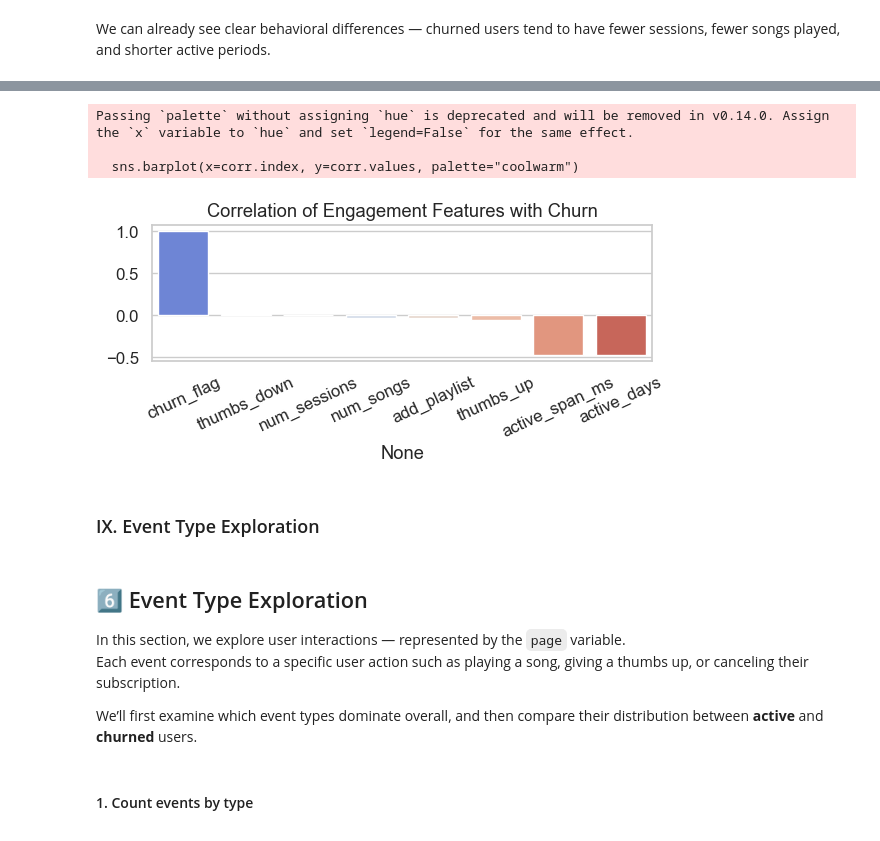
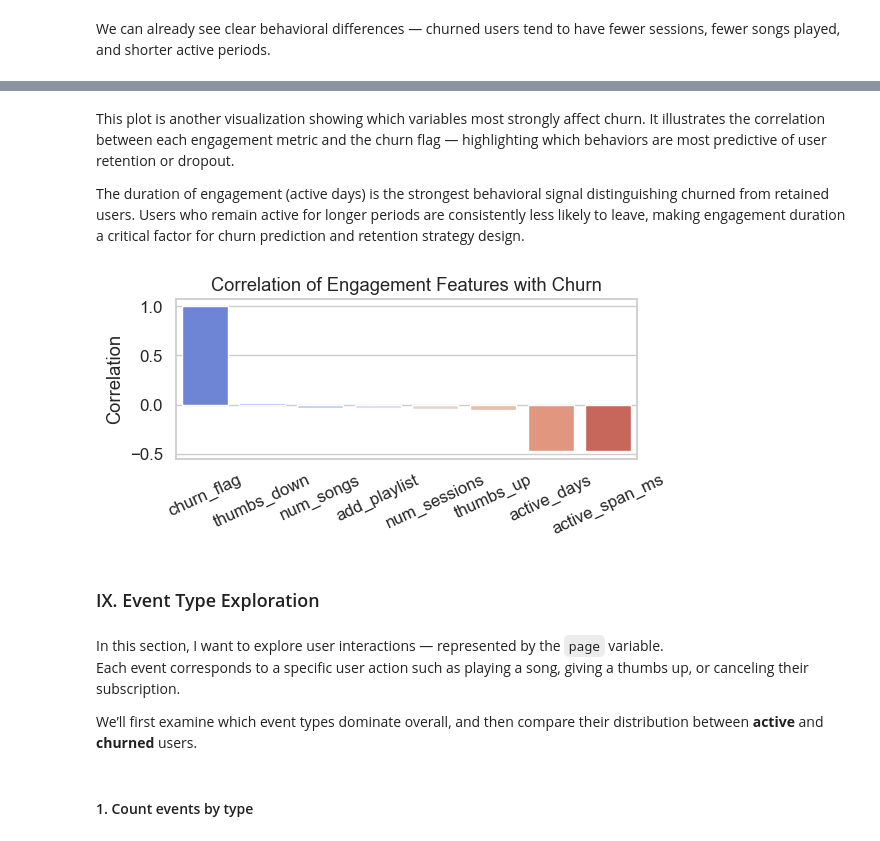
Before and after one commit to ZlataSparrow/Churn_Risk_Classification, a Jupyter notebook: notebook/02_EDA.ipynb, the cells around one changed output, grey strips where cells are left out. Saved outputs shown, nothing was run; the diff lists cells and outputs as text; code cells hidden in the pictures.

```diff
--- a/notebook/02_EDA.ipynb
+++ b/notebook/02_EDA.ipynb
@@ -934,25 +937,3 @@ plt.show()
 [figure]
 # %% [markdown]
 We can already see clear behavioral differences — churned users tend to have fewer sessions, fewer songs played, and shorter active periods.
-# %%
-
-sns.set(style="whitegrid", font_scale=1.1)
-plt.figure(figsize=(10,6))
-
-melted = engagement_pdf.melt(
-    id_vars="churn_flag",
-    value_vars=["num_sessions", "num_songs", "thumbs_up", "thumbs_down", "add_playlist", "active_days"],
-    var_name="metric", value_name="value"
-)
-
-sns.boxplot(data=melted, x="metric", y="value", hue="churn_flag",
-            palette={0: "#4CAF50", 1: "#F44336"}, showfliers=False)
-
-plt.title("Engagement Metrics by Churn Flag")
-plt.xlabel("")
-plt.ylabel("Value (log-scaled for readability)")
-plt.yscale("log")
-plt.legend(["Active (0)", "Churned (1)"])
-plt.xticks(rotation=25)
-plt.tight_layout()
-plt.show()
@@ -979,22 +955,31 @@ active_days      -0.473456
 Name: churn_flag, dtype: float64
+# %% [markdown]
+This plot is another visualization showing which variables most strongly affect churn.
+It illustrates the correlation between each engagement metric and the churn flag — highlighting which behaviors are most predictive of user retention or dropout.
+
+The duration of engagement (active days) is the strongest behavioral signal distinguishing churned from retained users.
+Users who remain active for longer periods are consistently less likely to leave, making engagement duration a critical factor for churn prediction and retention strategy design.
 # %%
-plt.figure(figsize=(6,3))
-sns.barplot(x=corr.index, y=corr.values, palette="coolwarm")
+plt.figure(figsize=(6, 3))
+sns.barplot(
+    x=corr.index,
+    y=corr.values,
+    hue=corr.index,
+    palette="coolwarm",
+    legend=False
+)
 plt.title("Correlation of Engagement Features with Churn")
+plt.xlabel(None)
+plt.ylabel("Correlation")
 plt.xticks(rotation=25)
 plt.tight_layout()
 plt.show()
 # %% [output]
-Passing `palette` without assigning `hue` is deprecated and will be removed in v0.14.0. Assign the `x` variable to `hue` and set `legend=False` for the same effect.
-
-  sns.barplot(x=corr.index, y=corr.values, palette="coolwarm")
-[figure, old version]
+[figure, new version]
 # %% [markdown]
 ### IX. Event Type Exploration
 # %% [markdown]
-## 6️⃣ Event Type Exploration
-
-In this section, we explore user interactions — represented by the `page` variable.
+In this section, I want to explore user interactions — represented by the `page` variable.
 Each event corresponds to a specific user action such as playing a song, giving a thumbs up, or canceling their subscription.
 
 We’ll first examine which event types dominate overall, and then compare their distribution between **active** and **churned** users.
```
Also changed, not shown: parts of 54 cells of this notebook.
